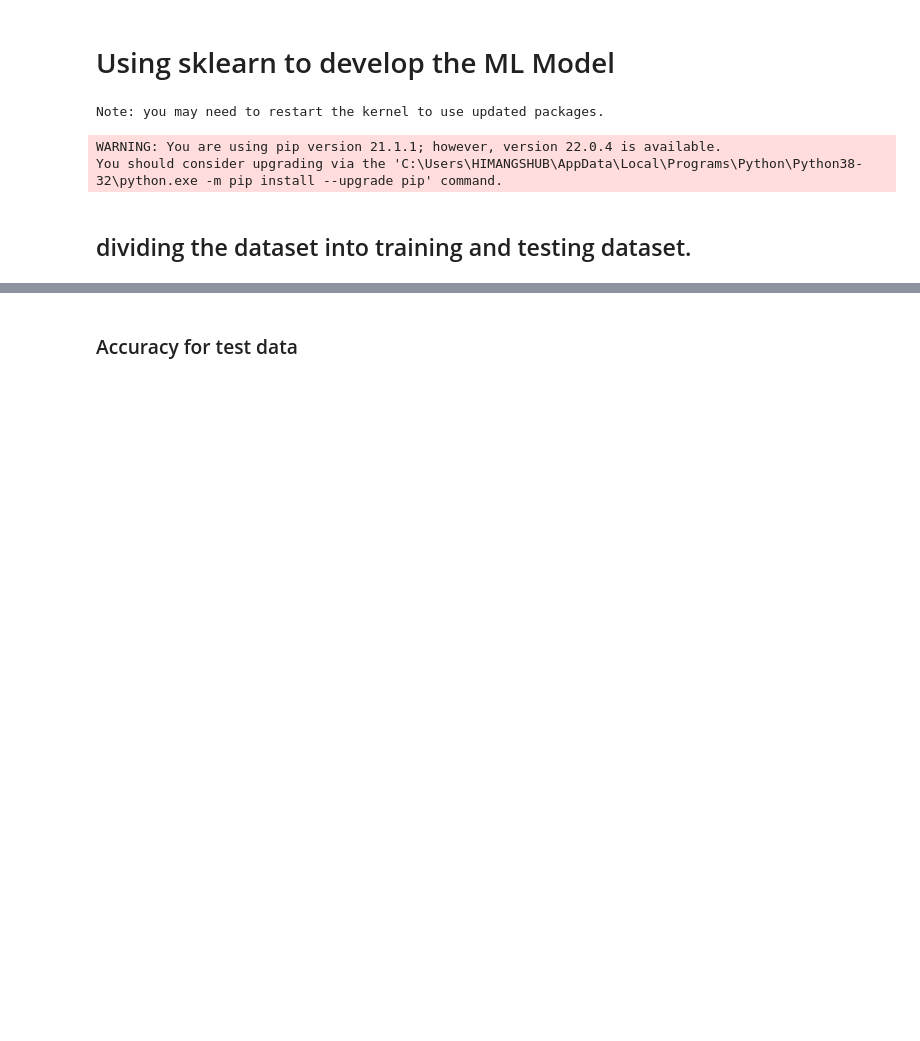
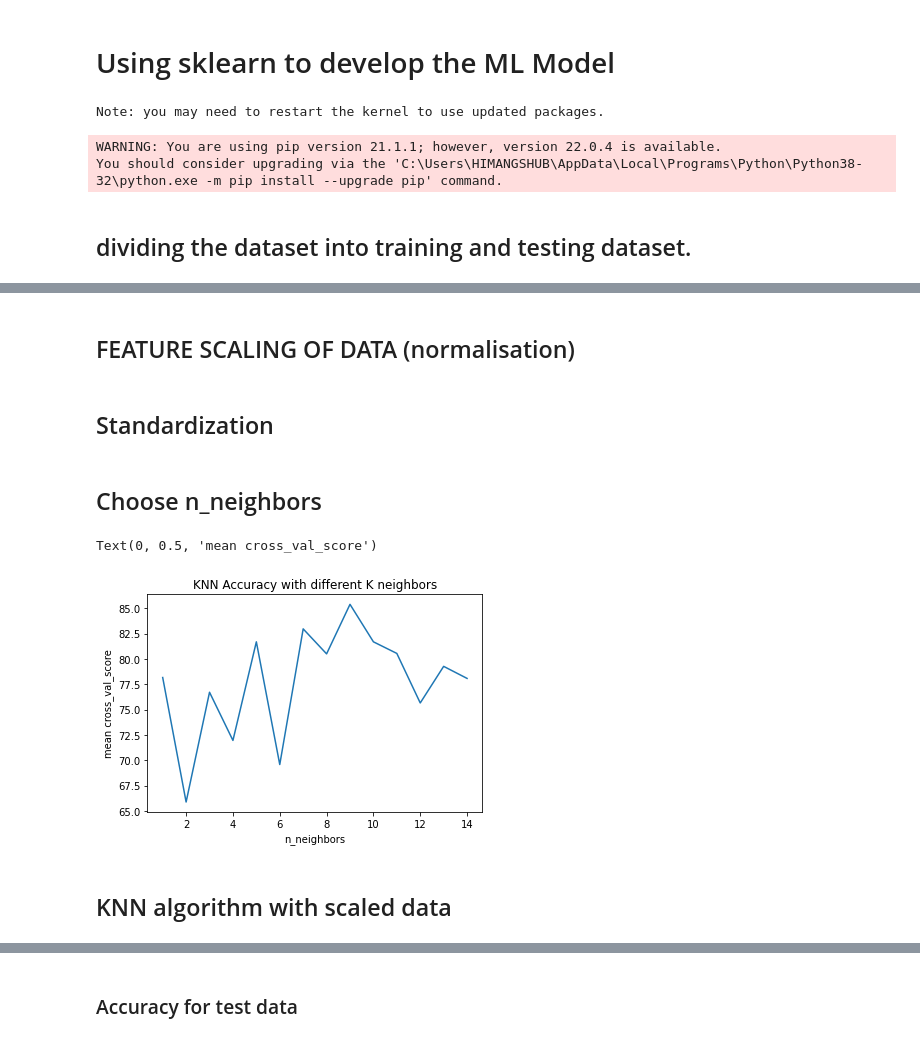
Before and after one commit to Himangshu1086/Flood-Prediction-Unit-Hydrography-and-ML, a Jupyter notebook: Flood_Prediction.ipynb, the cells around one changed output, grey strips where cells are left out. Cells and saved outputs as stored; diff of their text form; code cells hidden in the pictures; blank space fills up the shorter version.

```diff
--- a/Flood_Prediction.ipynb
+++ b/Flood_Prediction.ipynb
@@ -570,13 +395,0 @@ ROC score:84.375000
-# %%
-
-# CHECK FOR BEST K
-x_axis = []
-y_axis = []
-for i in range(1,15):
-    clf = neighbors.KNeighborsClassifier(n_neighbors=i)
-    score = cross_val_score(clf,x_train_normal,y_train).mean()
-    # print(i ,"=>" ,score*100)
-    x_axis.append(i)
-    y_axis.append(score*100)
-plt.plot(x_axis, y_axis)
-plt.title("KNN Accuracy with different K neighbors")
@@ -632,0 +396,5 @@ lr_acc.mean()*100
+# %%
+from sklearn import neighbors
+from sklearn.model_selection import train_test_split
+x_train,x_test,y_train,y_test = train_test_split(data_inputs,data_outputs,test_size=0.3,random_state=0)
+x_train[:3]
@@ -632,0 +437,3 @@ lr_acc.mean()*100
+# %%
+clf=neighbors.KNeighborsClassifier(n_neighbors=5)
+model_knn = clf.fit(x_train,y_train)
@@ -632,0 +457,9 @@ lr_acc.mean()*100
+# %% [markdown]
+## FEATURE SCALING OF DATA (normalisation)
+# %%
+from sklearn.preprocessing import MinMaxScaler
+minmax = MinMaxScaler()
+x_train_normal = minmax.fit_transform(x_train)
+x_test_normal = minmax.transform(x_test)
+# %% [markdown]
+## Standardization
@@ -632,0 +471,19 @@ lr_acc.mean()*100
+# %% [markdown]
+## Choose n_neighbors
+# %%
+x_axis = []
+y_axis = []
+for i in range(1,15):
+    clf = neighbors.KNeighborsClassifier(n_neighbors=i)
+    score = cross_val_score(clf,x_train_normal,y_train ,cv=3).mean()
+    x_axis.append(i)
+    y_axis.append(score*100)
+plt.plot(x_axis, y_axis)
+plt.title("KNN Accuracy with different K neighbors")
+plt.xlabel("n_neighbors")
+plt.ylabel("mean cross_val_score")
+# %% [output]
+Text(0, 0.5, 'mean cross_val_score')
+[figure, added]
+# %% [markdown]
+## KNN algorithm with scaled data
```
Also changed, not shown: parts of 83 cells of this notebook, 1 other file.
